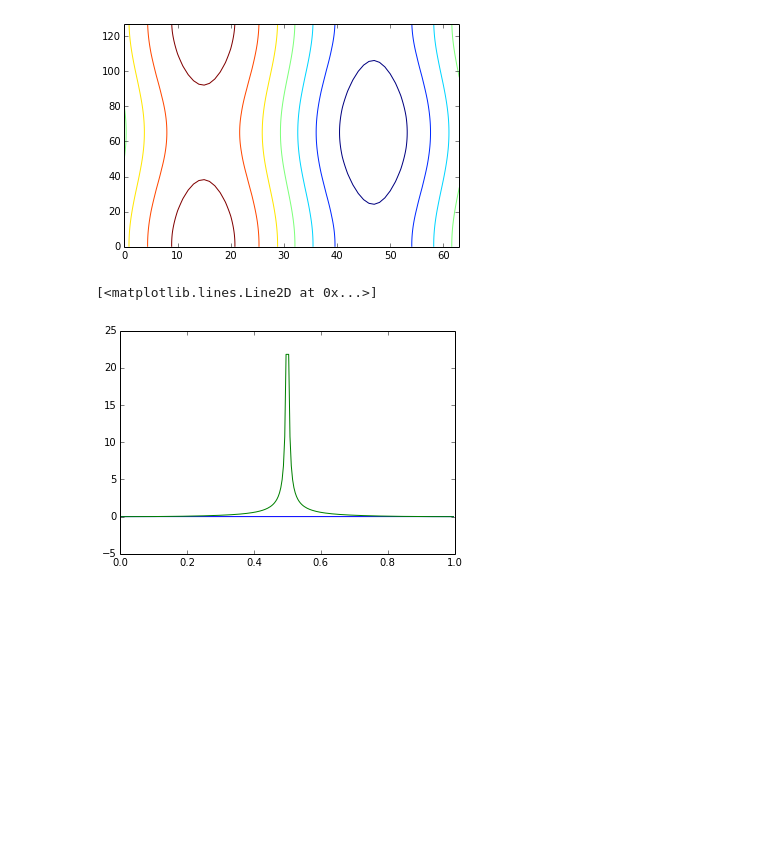
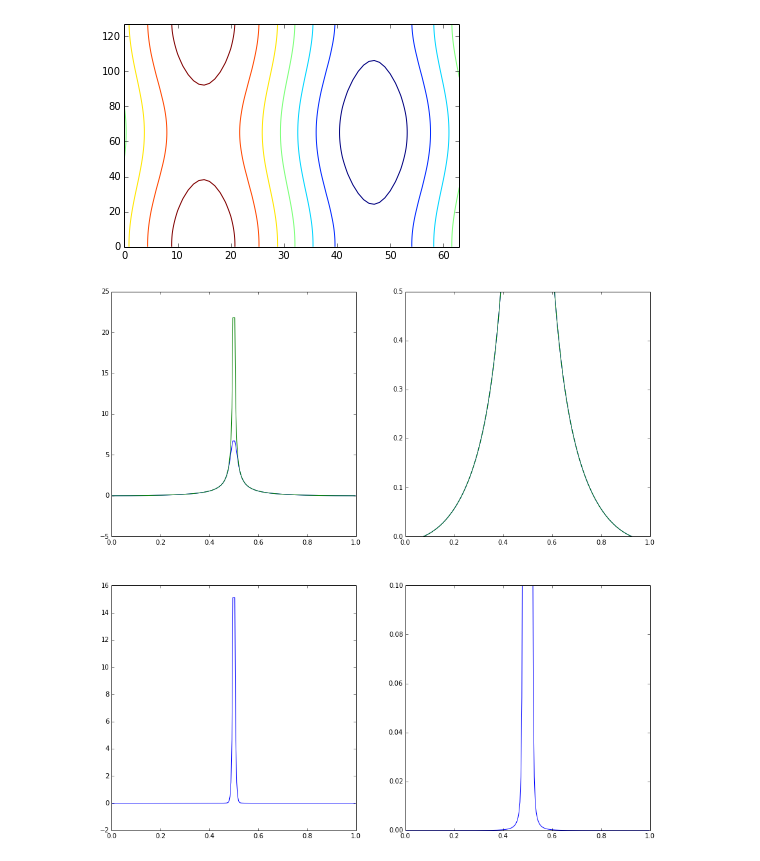
Before and after one commit to dreamer2368/py3d3v, a Jupyter notebook: py3d3v/fft-3d.ipynb, the cells around one changed output. Saved outputs shown, nothing was run; the diff lists cells and outputs as text; code cells hidden in the pictures; blank space fills up the shorter version.

Commit message:
Playing with different values of beta

```diff
--- a/py3d3v/fft-3d.ipynb
+++ b/py3d3v/fft-3d.ipynb
@@ -63,7 +63,7 @@ rx[rx==0] = .1
 expected = 1./(4*np.pi*rx)
 expected = expected-expected[0] # k=0 comp should be zero hack
 
-beta = 10
+beta = 500
 solver = Poisson3DFFT(nz, dz, ny, dy, nx, dx)
 phis = solver(rhos/(dz*dy*dx))
 
@@ -71,10 +71,22 @@ solverlr = Poisson3DFFTLR(nz, dz, ny, dy, nx, dx, beta)
 phislr = solverlr(rhos/(dz*dy*dx))
 # %%
 dp = rx0>0. # Do-plot filter to remove rx==0 singularity
+
+plt.figure(figsize=(15, 15))
+plt.subplot(2,2,1)
 plt.plot(x_vals[dp], phislr[nz/2, ny/2, :][dp])
 plt.plot(x_vals[dp], phis[nz/2, ny/2, :][dp])
-#plt.plot(x_vals[dp], expected[dp])
-#plt.ylim((0, .5))
+
+plt.subplot(2, 2, 2)
+plt.plot(x_vals[dp], phislr[nz/2, ny/2, :][dp])
+plt.plot(x_vals[dp], phis[nz/2, ny/2, :][dp])
+plt.ylim((0, .5))
+
+plt.subplot(2, 2, 3)
+plt.plot(x_vals[dp], phis[nz/2, ny/2, :][dp]-phislr[nz/2, ny/2, :][dp])
+
+plt.subplot(2, 2, 4)
+plt.plot(x_vals[dp], phis[nz/2, ny/2, :][dp]-phislr[nz/2, ny/2, :][dp])
+plt.ylim((0, .1));
 # %% [output]
-[<matplotlib.lines.Line2D at 0x...>]
-[figure, old version]
+[figure, new version]
```
Also changed, not shown: parts of 2 cells of this notebook, 1 other file.
